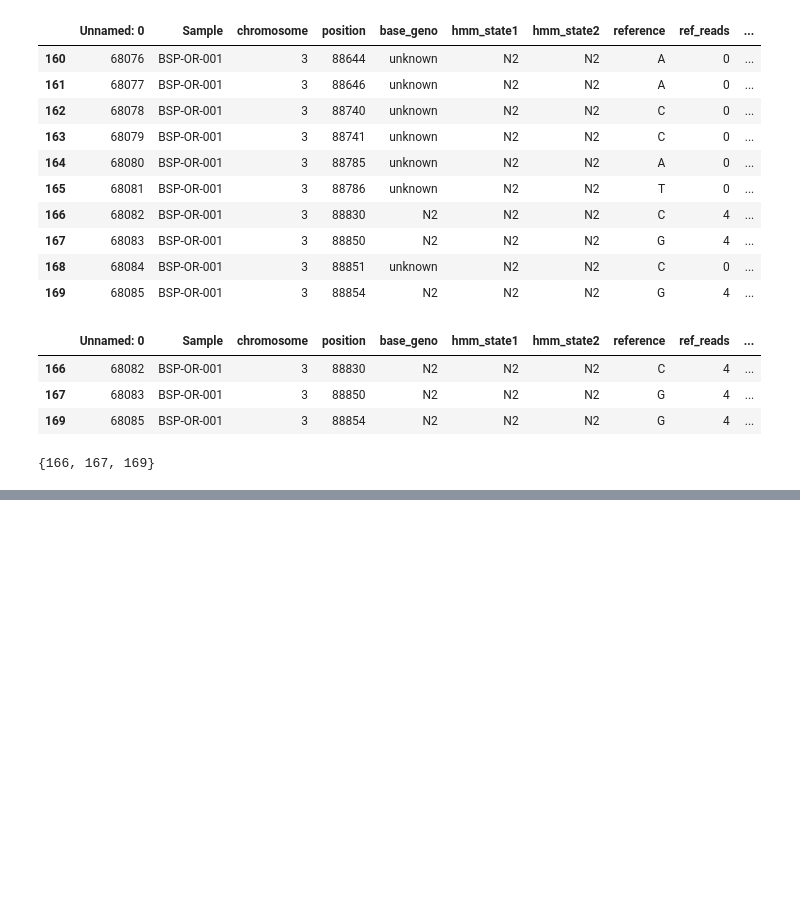
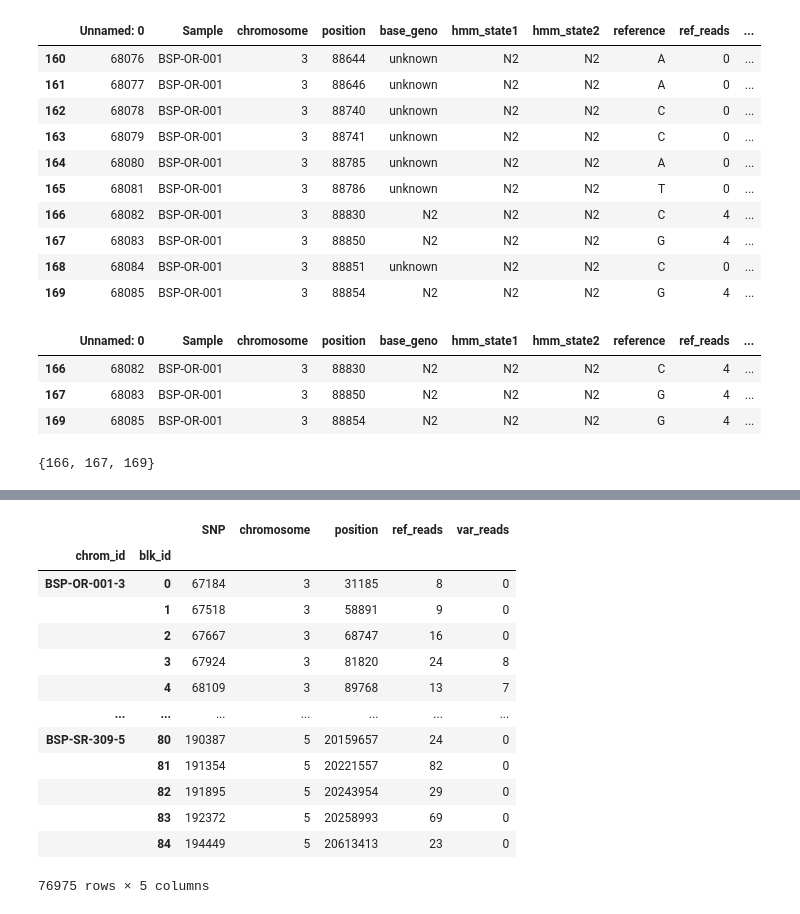
Before and after one commit to conery/crossovers, a Jupyter notebook: sandbox/ncos.ipynb, the cells around one changed output, grey strips where cells are left out. Saved outputs shown, nothing was run; the diff lists cells and outputs as text; code cells hidden in the pictures; blank space fills up the shorter version.

```diff
--- a/sandbox/ncos.ipynb
+++ b/sandbox/ncos.ipynb
@@ -611,0 +739,17 @@ s2
+# %%
+groups.max('position')
+# %% [output]
+|  |  | SNP | chromosome | position | ref_reads | var_reads |
+| chrom_id | blk_id |  |  |  |  |  |
+| BSP-OR-001-3 | 0 | 67184 | 3 | 31185 | 8 | 0 |
+|  | 1 | 67518 | 3 | 58891 | 9 | 0 |
+|  | 2 | 67667 | 3 | 68747 | 16 | 0 |
+|  | 3 | 67924 | 3 | 81820 | 24 | 8 |
+|  | 4 | 68109 | 3 | 89768 | 13 | 7 |
+| ... | ... | ... | ... | ... | ... | ... |
+| BSP-SR-309-5 | 80 | 190387 | 5 | 20159657 | 24 | 0 |
+|  | 81 | 191354 | 5 | 20221557 | 82 | 0 |
+|  | 82 | 191895 | 5 | 20243954 | 29 | 0 |
+|  | 83 | 192372 | 5 | 20258993 | 69 | 0 |
+|  | 84 | 194449 | 5 | 20613413 | 23 | 0 |
+76975 rows × 5 columns
```
Also changed, not shown: parts of 22 cells of this notebook.
